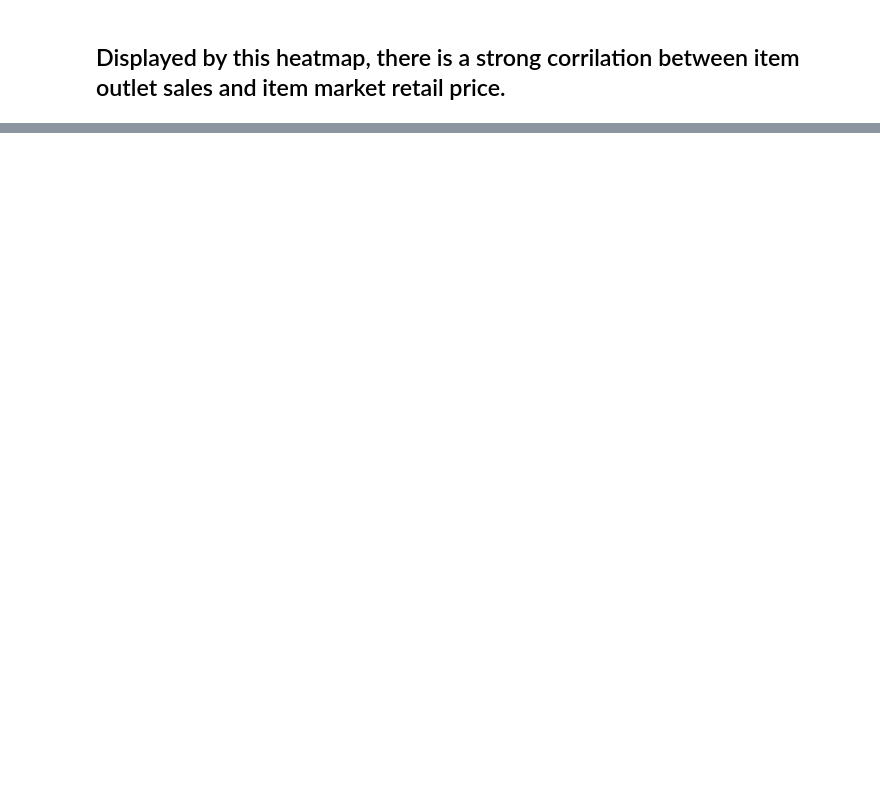
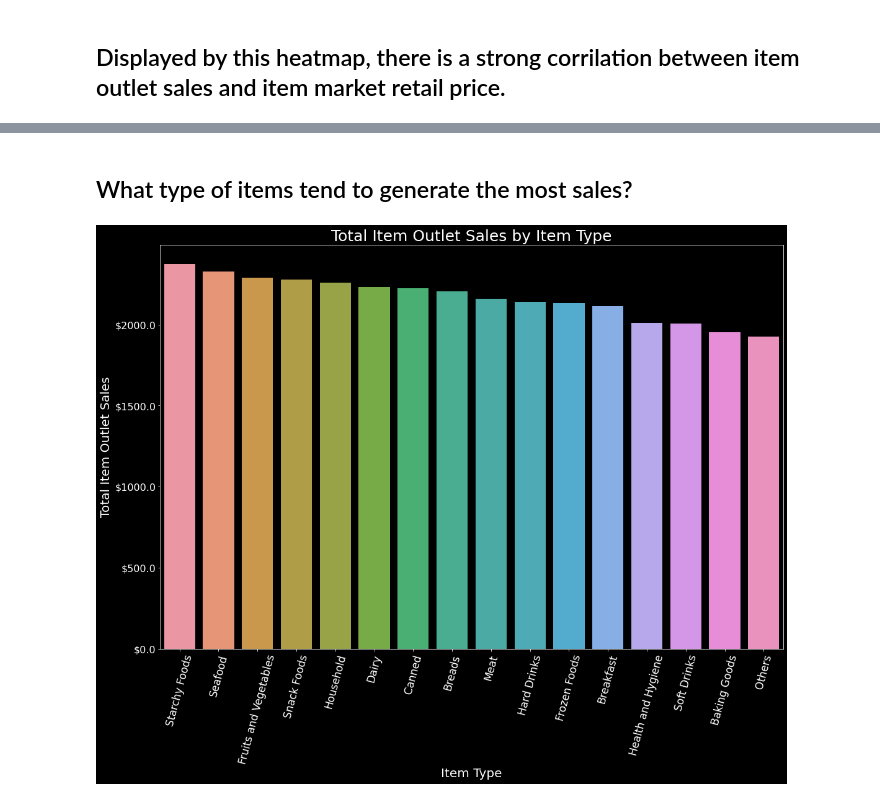
Before and after one commit to LuccasBracci/Sales-Predictions, a Jupyter notebook: SalesPredicitons.ipynb, the cells around one changed output, grey strips where cells are left out. Saved outputs shown, nothing was run; the diff lists cells and outputs as text; code cells hidden in the pictures; blank space fills up the shorter version.

```diff
--- a/SalesPredicitons.ipynb
+++ b/SalesPredicitons.ipynb
@@ -133,7 +136,7 @@ df
 # %% [markdown]
 # The only thing that would be considered preserving is numerical data regarding missing values. The missing values are averaged by the surrounding data.
 # %%
-df['Item_Weight'] = df['Item_Weight'].fillna(df['Item_Weight'].mean(),inplace=True)
+df['Item_Weight'] = df['Item_Weight'].fillna(df['Item_Weight'].mean())
 df['Item_Weight'].sum()
-df.info()
+df['Item_Weight'].unique()
 # %% [output]
@@ -366,0 +375,28 @@ sns.heatmap(corr, annot=True,square=True,cmap='coolwarm')
+# %% [markdown]
+## What type of items tend to generate the most sales?
+# %%
+
+IType = df['Item_Type']
+ISales = df['Item_Outlet_Sales']
+
+def mon_fmt(a,g):
+  return f'${a*1e-0}'
+
+f,ax = plt.subplots(figsize=(18,12))
+
+Sales_Item_Type = df.groupby('Item_Type')['Item_Outlet_Sales'].mean().sort_values(ascending=False)
+
+ax = sns.barplot(data=df,x=IType,y=ISales,order=Sales_Item_Type.index,ci=None)
+
+ax.set_xlabel('Item Type',fontsize=20)
+ax.set_ylabel('Total Item Outlet Sales',fontsize=20)
+ax.set_title('Total Item Outlet Sales by Item Type',fontsize=25)
+
+
+
+plt.xticks(fontsize=17,rotation=75)
+plt.yticks(fontsize=16)
+
+ax.yaxis.set_major_formatter(mon_fmt)
+# %% [output]
+[figure, added]
```
Also changed, not shown: parts of 15 cells of this notebook.
